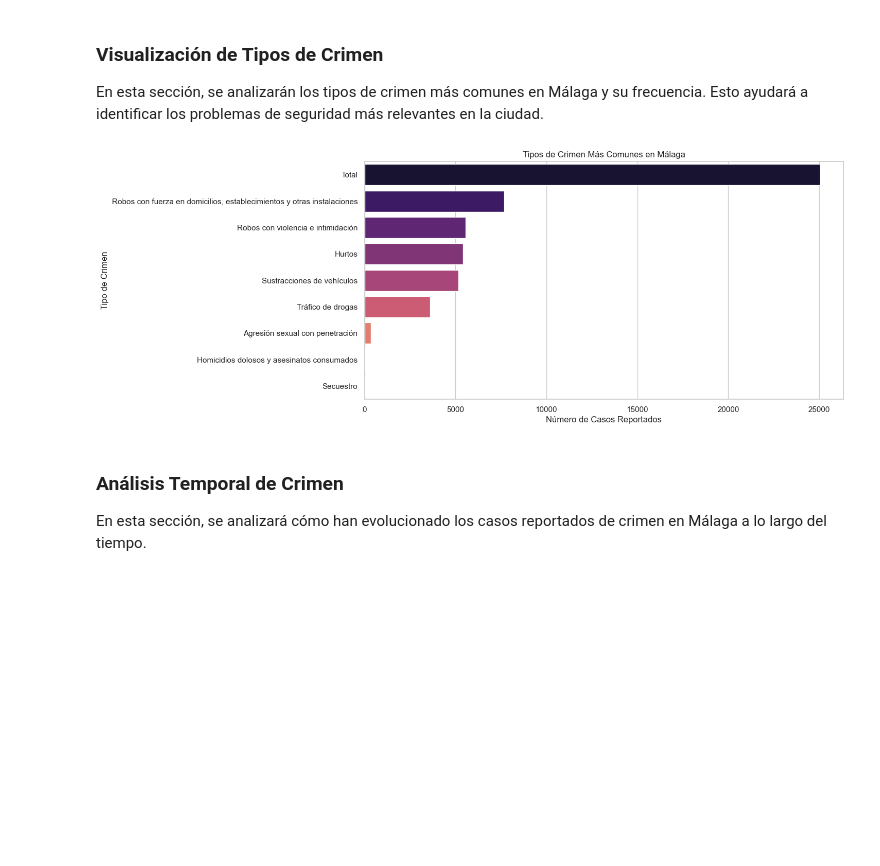
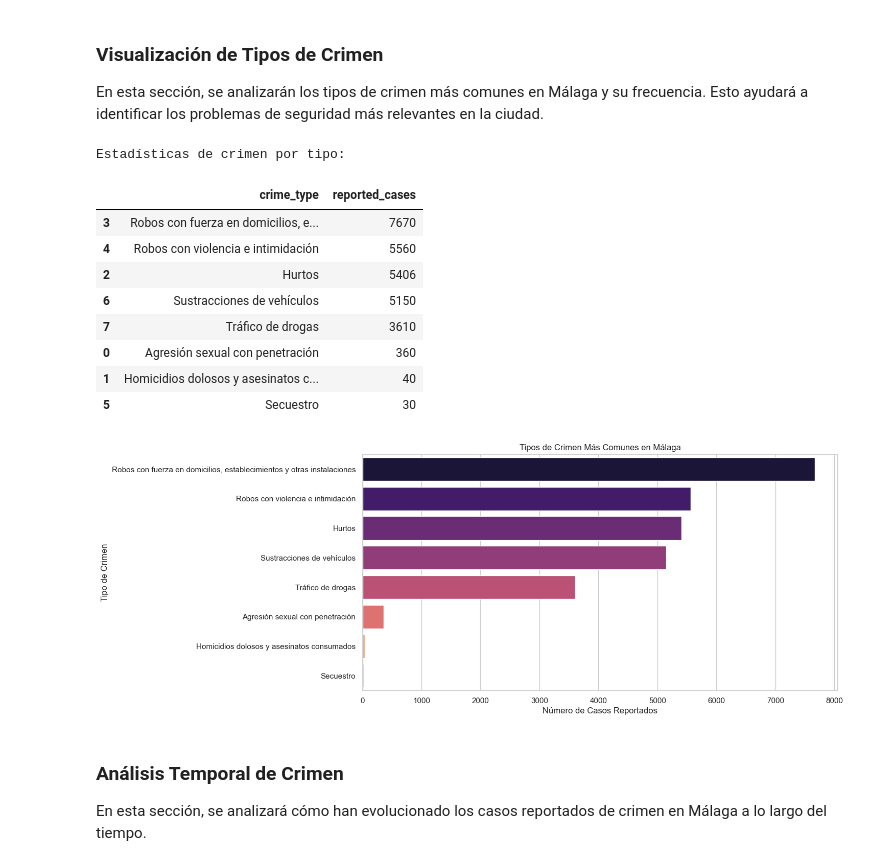
Before and after one commit to vfpomer/Analisis-de-inversion-inmobiliario, a Jupyter notebook: notebooks/malaga_eda.ipynb, the cells around one changed output. Cells and saved outputs as stored; diff of their text form; code cells hidden in the pictures; blank space fills up the shorter version.

```diff
--- a/notebooks/malaga_eda.ipynb
+++ b/notebooks/malaga_eda.ipynb
@@ -482,21 +496,35 @@ Name: reported_cases, dtype: float64
 
 En esta sección, se analizarán los tipos de crimen más comunes en Málaga y su frecuencia. Esto ayudará a identificar los problemas de seguridad más relevantes en la ciudad.
 # %%
-# Agrupar por tipo de crimen y sumar los casos reportados
-crime_summary = crimen_df.groupby('crime_type')['reported_cases'].sum().reset_index()
+# Agregar una columna de seguridad basada en el número de casos reportados por zona
+crimen_summary = crimen_df.groupby(['crime_type'])['reported_cases'].sum().reset_index()
 
 # Ordenar por número de casos reportados
-crime_summary = crime_summary.sort_values(by='reported_cases', ascending=False)
+crimen_summary = crimen_summary.sort_values(by='reported_cases', ascending=False)
+
+# Mostrar las estadísticas de crimen por tipo
+print("Estadísticas de crimen por tipo:")
+display(crimen_summary)
 
 # Visualización de los tipos de crimen más comunes
 plt.figure(figsize=(12, 6))
-sns.barplot(data=crime_summary, x='reported_cases', y='crime_type', palette='magma')
+sns.barplot(data=crimen_summary, x='reported_cases', y='crime_type', palette='magma')
 plt.title("Tipos de Crimen Más Comunes en Málaga")
 plt.xlabel("Número de Casos Reportados")
 plt.ylabel("Tipo de Crimen")
 plt.show()
 # %% [output]
+Estadísticas de crimen por tipo:
+|  | crime_type | reported_cases |
+| 3 | Robos con fuerza en domicilios, e... | 7670 |
+| 4 | Robos con violencia e intimidación | 5560 |
+| 2 | Hurtos | 5406 |
+| 6 | Sustracciones de vehículos | 5150 |
+| 7 | Tráfico de drogas | 3610 |
+| 0 | Agresión sexual con penetración | 360 |
+| 1 | Homicidios dolosos y asesinatos c... | 40 |
+| 5 | Secuestro | 30 |
-[figure, old version]
+[figure, new version]
 # %% [markdown]
 ### Análisis Temporal de Crimen
 
```
Also changed, not shown: parts of 12 cells of this notebook, 31 other files.
